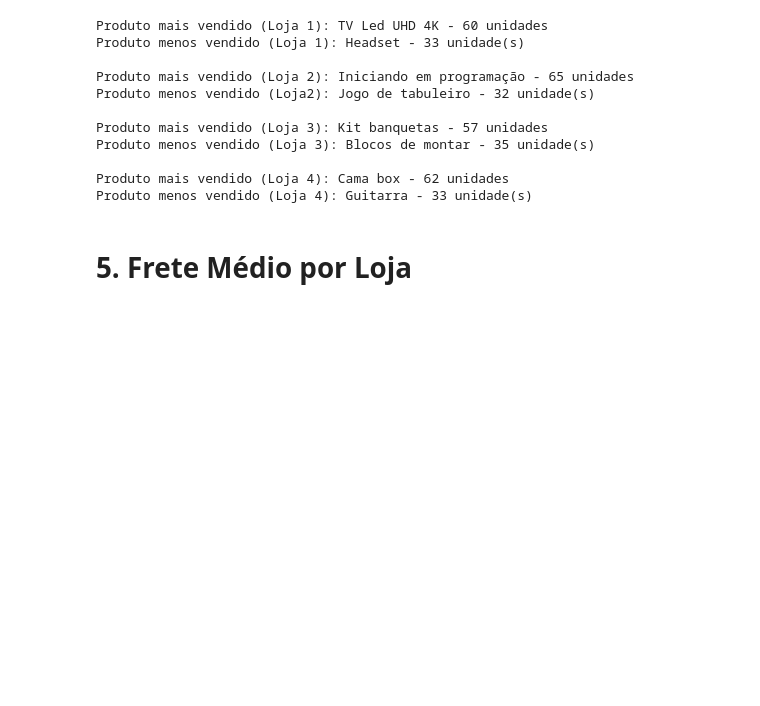
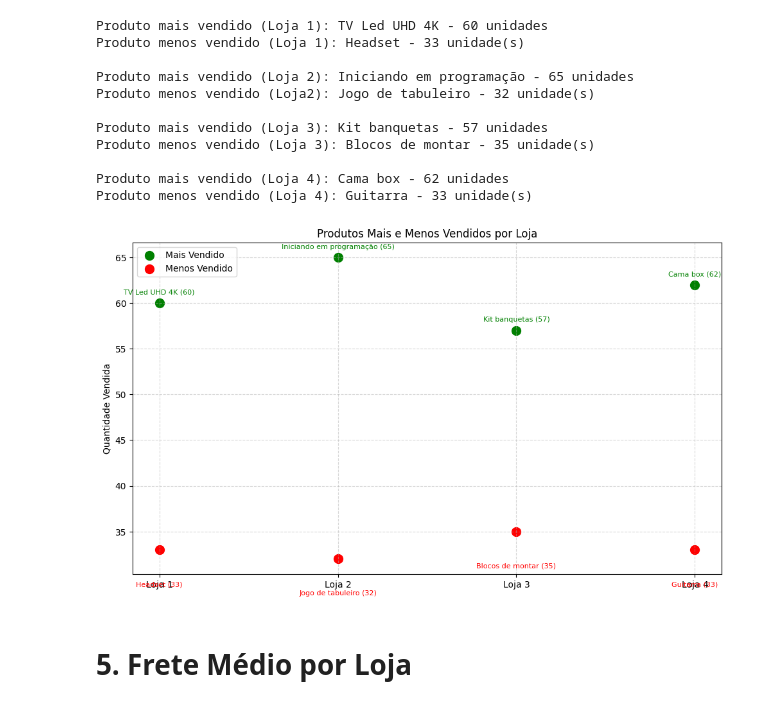
Before and after one commit to JoseSilva84/analisando-lojas, a Jupyter notebook: AluraStoreBr.ipynb, the cells around one changed output. Cells and saved outputs as stored; diff of their text form; code cells hidden in the pictures; blank space fills up the shorter version.

```diff
--- a/AluraStoreBr.ipynb
+++ b/AluraStoreBr.ipynb
@@ -222,6 +315,42 @@ Produto menos vendido (Loja 3): Blocos de montar - 35 unidade(s)
 
 Produto mais vendido (Loja 4): Cama box - 62 unidades
 Produto menos vendido (Loja 4): Guitarra - 33 unidade(s)
+# %%
+import matplotlib.pyplot as plt
+
+# Dados das lojas
+lojas = ['Loja 1', 'Loja 2', 'Loja 3', 'Loja 4']
+
+# Quantidades vendidas
+mais_vendidos = [60, 65, 57, 62]
+menos_vendidos = [33, 32, 35, 33]
+
+# Nomes dos produtos
+nomes_mais = ['TV Led UHD 4K', 'Iniciando em programação', 'Kit banquetas', 'Cama box']
+nomes_menos = ['Headset', 'Jogo de tabuleiro', 'Blocos de montar', 'Guitarra']
+
+# Criar gráfico
+plt.figure(figsize=(10, 6))
+
+# Dispersão para os mais vendidos
+plt.scatter(lojas, mais_vendidos, color='green', label='Mais Vendido', s=100)
+# Dispersão para os menos vendidos
+plt.scatter(lojas, menos_vendidos, color='red', label='Menos Vendido', s=100)
+
+# Anotar os valores no gráfico
+for i, loja in enumerate(lojas):
+    plt.text(loja, mais_vendidos[i] + 1, f"{nomes_mais[i]} ({mais_vendidos[i]})", ha='center', fontsize=8, color='green')
+    plt.text(loja, menos_vendidos[i] - 4, f"{nomes_menos[i]} ({menos_vendidos[i]})", ha='center', fontsize=8, color='red')
+
+# Título e legendas
+plt.title('Produtos Mais e Menos Vendidos por Loja')
+plt.ylabel('Quantidade Vendida')
+plt.grid(True, linestyle='--', alpha=0.5)
+plt.legend()
+plt.tight_layout()
+plt.show()
+# %% [output]
+[figure, added]
 # %% [markdown]
 # 5. Frete Médio por Loja
 # %%
```
Also changed, not shown: parts of 4 cells of this notebook.
